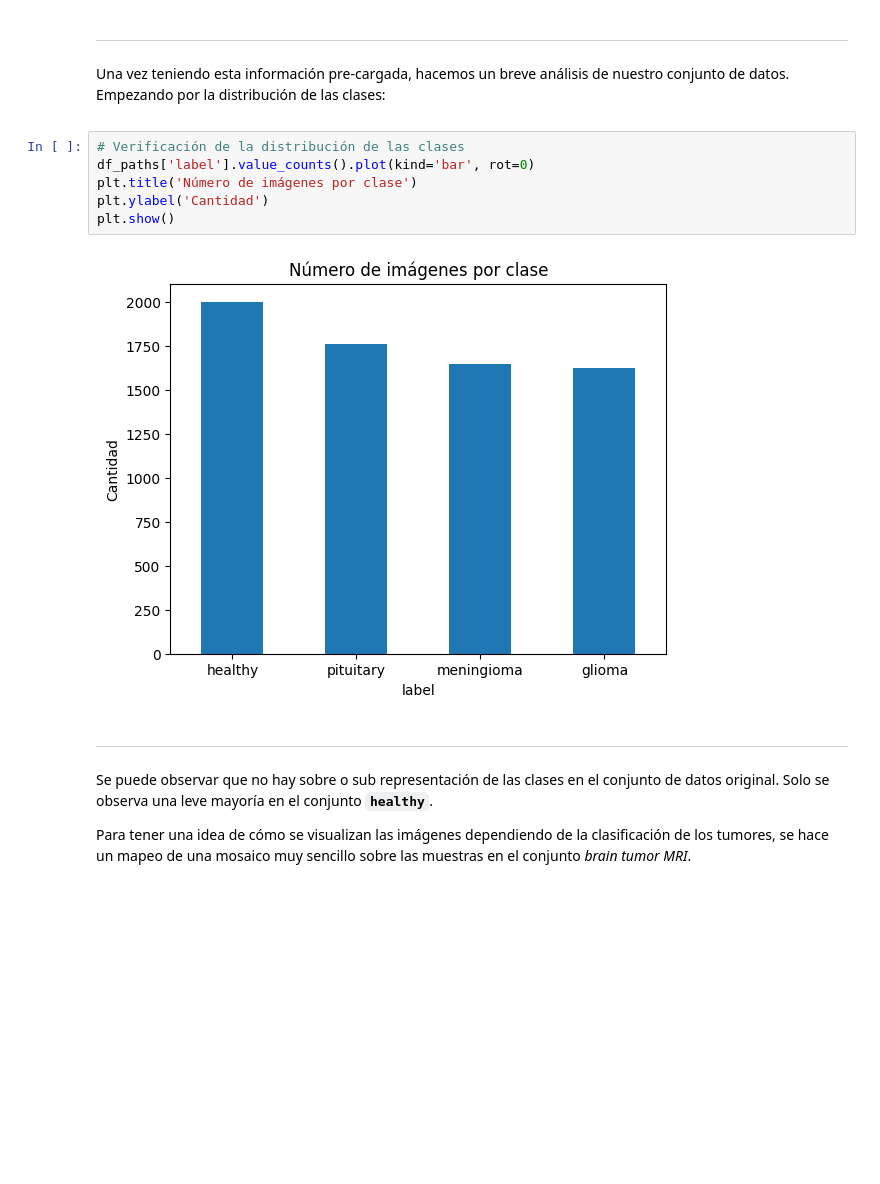
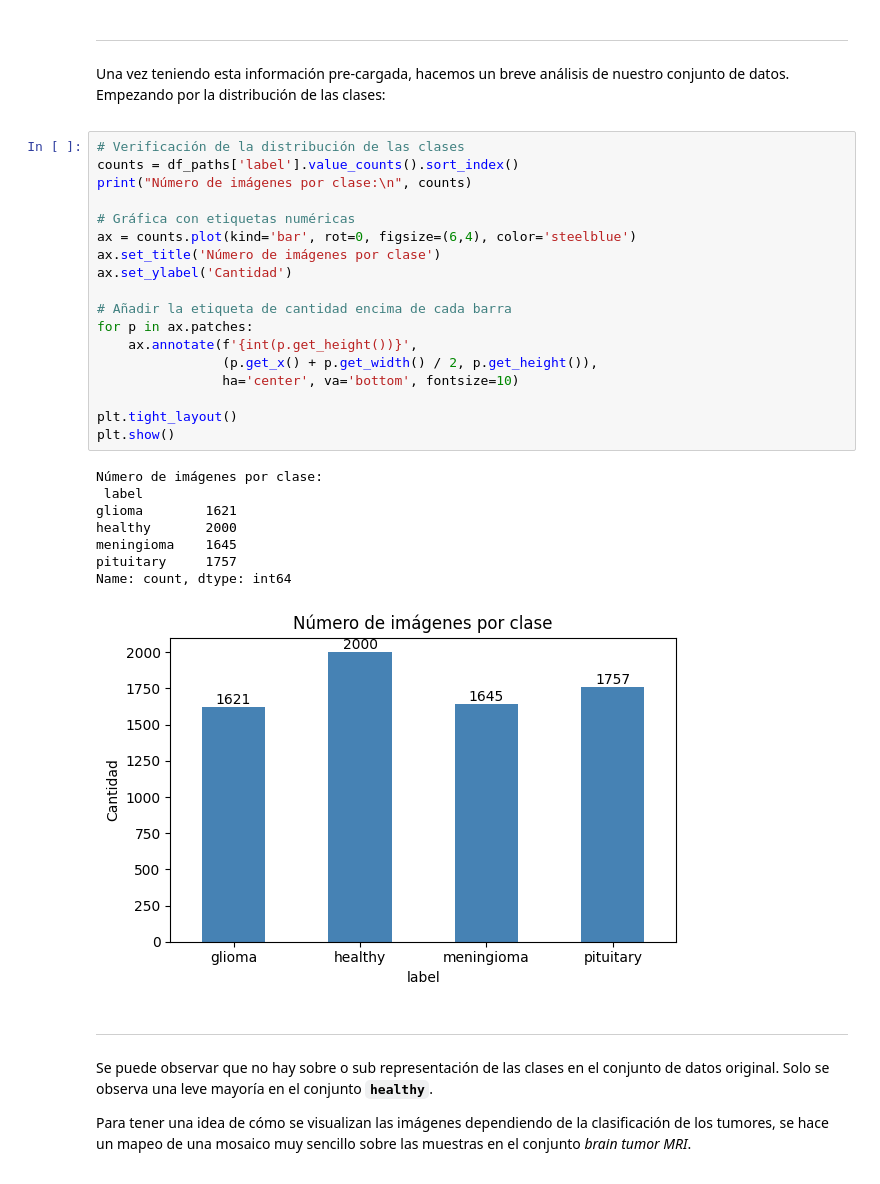
Before and after one commit to Jorbnc/MAIA-DL, a Jupyter notebook: Mini_Proyecto_1_DL.ipynb, the cells around one changed output. Cells and saved outputs as stored; diff of their text form; blank space fills up the shorter version.

```diff
--- a/Mini_Proyecto_1_DL.ipynb
+++ b/Mini_Proyecto_1_DL.ipynb
@@ -183,14 +191,33 @@ df_paths.head()
 
 Una vez teniendo esta información pre-cargada, hacemos un breve análisis de nuestro conjunto de datos. Empezando por la distribución de las clases:
 </span>
-# %%
-# Verificación de la distribución de las clases
-df_paths['label'].value_counts().plot(kind='bar', rot=0)
-plt.title('Número de imágenes por clase')
-plt.ylabel('Cantidad')
-plt.show()
-# %% [output]
-[figure, removed]
+# %%
+# Verificación de la distribución de las clases
+counts = df_paths['label'].value_counts().sort_index()
+print("Número de imágenes por clase:\n", counts)
+
+# Gráfica con etiquetas numéricas
+ax = counts.plot(kind='bar', rot=0, figsize=(6,4), color='steelblue')
+ax.set_title('Número de imágenes por clase')
+ax.set_ylabel('Cantidad')
+
+# Añadir la etiqueta de cantidad encima de cada barra
+for p in ax.patches:
+    ax.annotate(f'{int(p.get_height())}',
+                (p.get_x() + p.get_width() / 2, p.get_height()),
+                ha='center', va='bottom', fontsize=10)
+
+plt.tight_layout()
+plt.show()
+# %% [output]
+Número de imágenes por clase:
+ label
+glioma        1621
+healthy       2000
+meningioma    1645
+pituitary     1757
+Name: count, dtype: int64
+[figure, added]
 # %% [markdown]
 ***
 <span style="font-family:Cambria Math">
```
Also changed, not shown: parts of 20 cells of this notebook.
